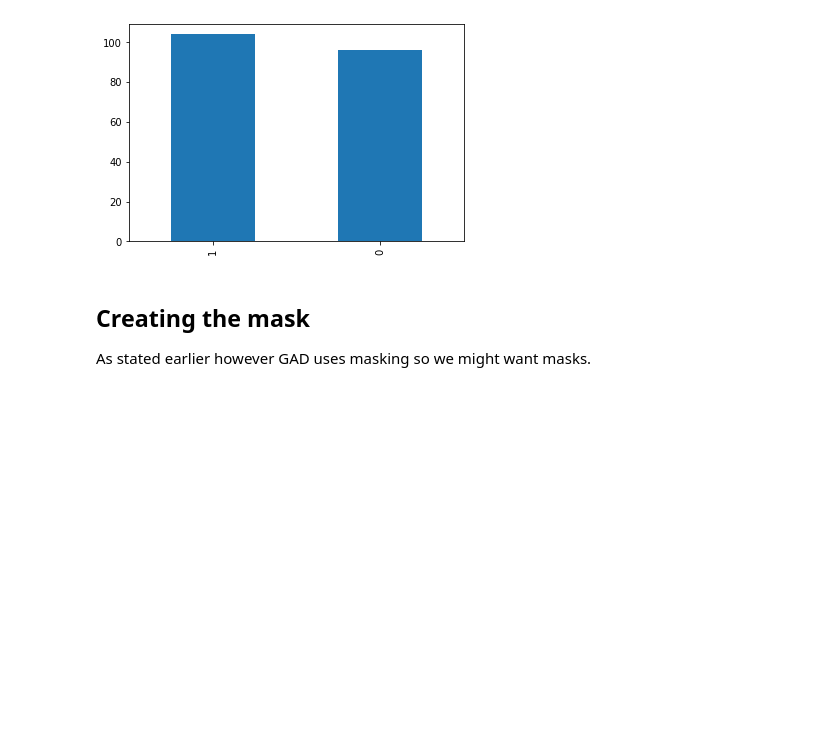
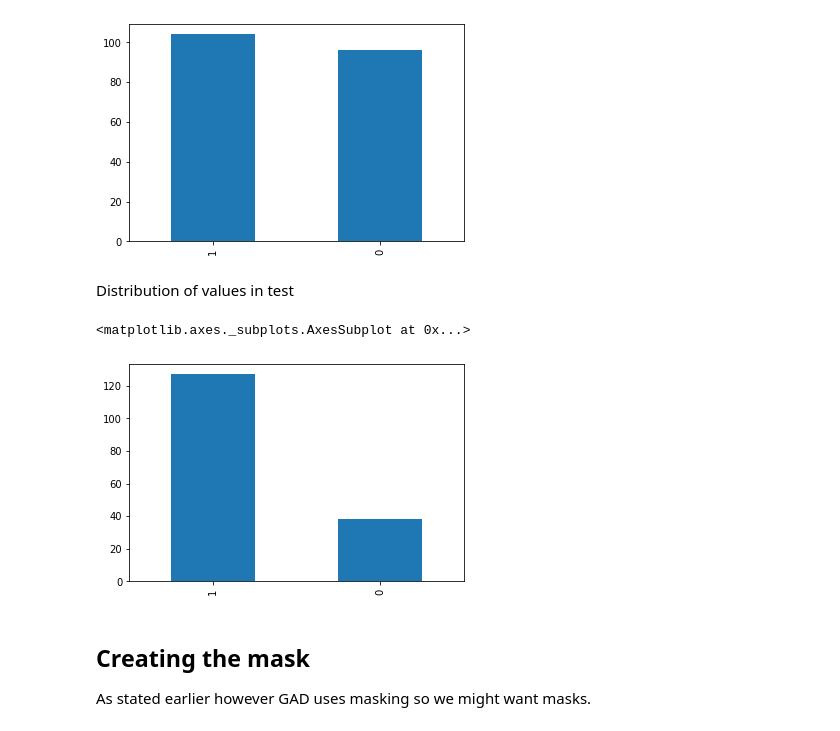
Before and after one commit to tbucci100/task-vt, a Jupyter notebook: drug_treatment_extraction/notebooks/ training_data_explore.ipynb, the cells around one changed output. Cells and saved outputs as stored; diff of their text form; code cells hidden in the pictures; blank space fills up the shorter version.

Commit message:
Add plot to notebook

```diff
--- a/drug_treatment_extraction/notebooks/ training_data_explore.ipynb
+++ b/drug_treatment_extraction/notebooks/ training_data_explore.ipynb
@@ -183,6 +185,13 @@ Operation completed over 1 objects/35.2 KiB.
 hist = train_eval['label'].value_counts().plot(kind='bar')
 # %% [output]
 [figure]
+# %% [markdown]
+Distribution of values in test
+# %%
+test_eval['label'].value_counts().plot(kind='bar')
+# %% [output]
+<matplotlib.axes._subplots.AxesSubplot at 0x...>
+[figure, added]
 # %% [markdown]
 ## Creating the mask
 As stated earlier however GAD uses masking so we might want masks.
```
Also changed, not shown: parts of 1 cell of this notebook.
